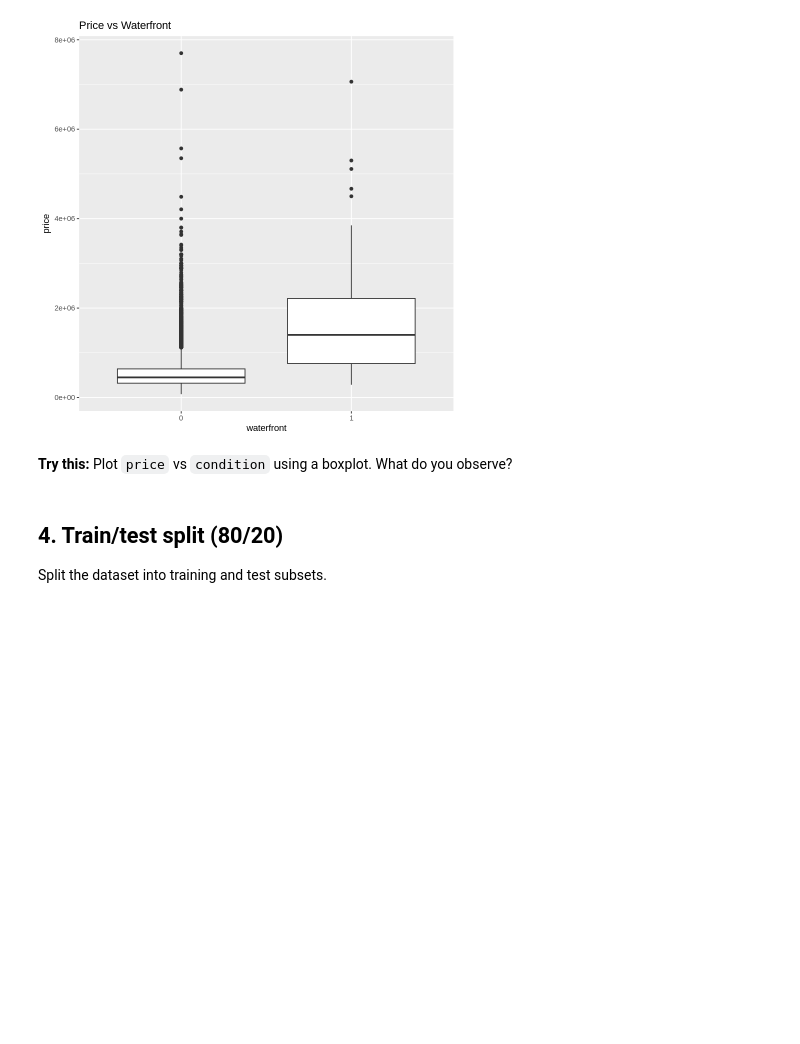
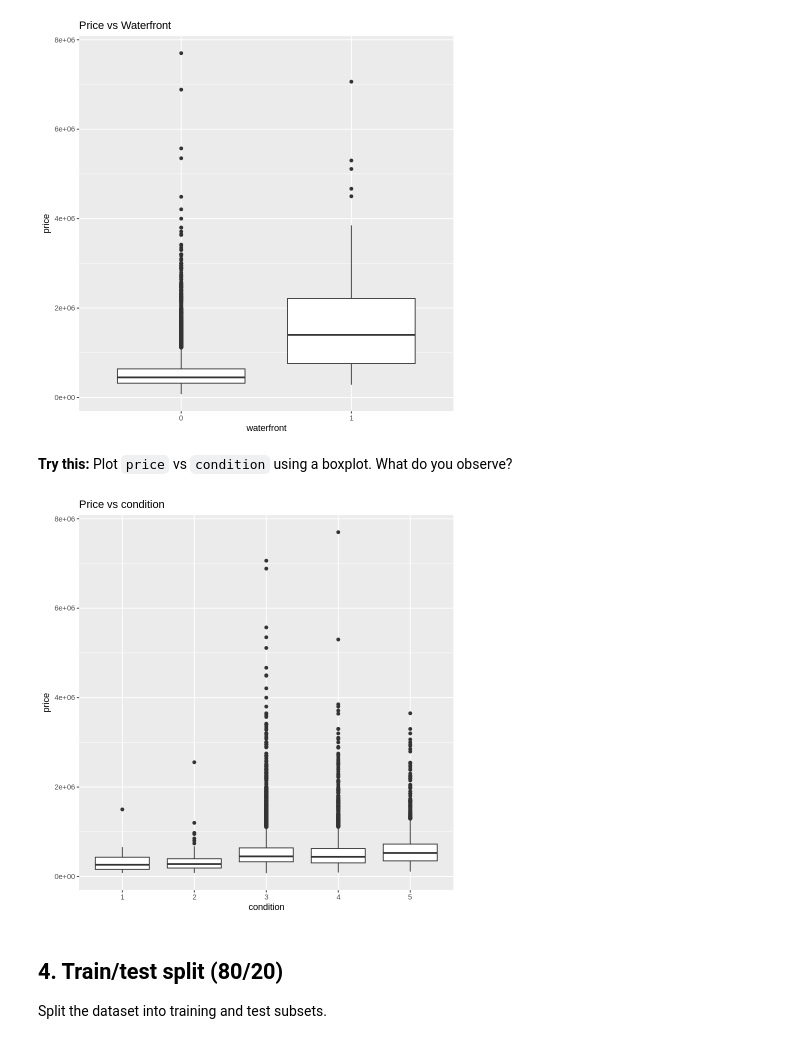
Before and after one commit to martinospina/Curso_Actuaria, a Jupyter notebook: Notebooks/HousePriceRegularisation.ipynb, the cells around one changed output. Saved outputs shown, nothing was run; the diff lists cells and outputs as text; code cells hidden in the pictures; blank space fills up the shorter version.

```diff
--- a/Notebooks/HousePriceRegularisation.ipynb
+++ b/Notebooks/HousePriceRegularisation.ipynb
@@ -109,6 +109,12 @@ ggplot(KCdata, aes(x = waterfront, y = price)) +
 [figure]
 # %% [markdown]
 **Try this:** Plot `price` vs `condition` using a boxplot. What do you observe?
+# %%
+ggplot(KCdata, aes(x = condition, y = price)) +
+  geom_boxplot() +
+  labs(title = "Price vs condition")
+# %% [output]
+[figure, added]
 # %% [markdown]
 ## 4. Train/test split (80/20)
 Split the dataset into training and test subsets.
```
Also changed, not shown: parts of 10 cells of this notebook.
